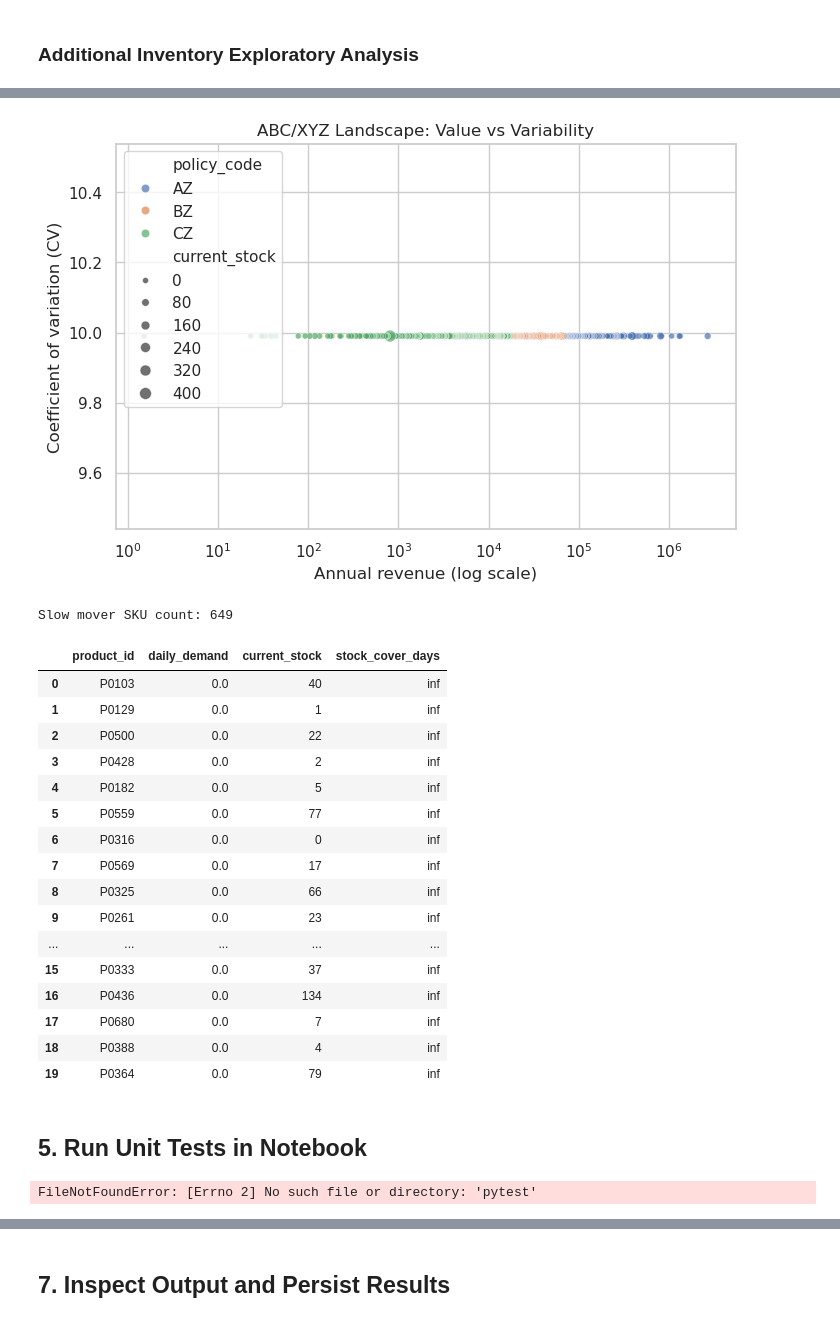
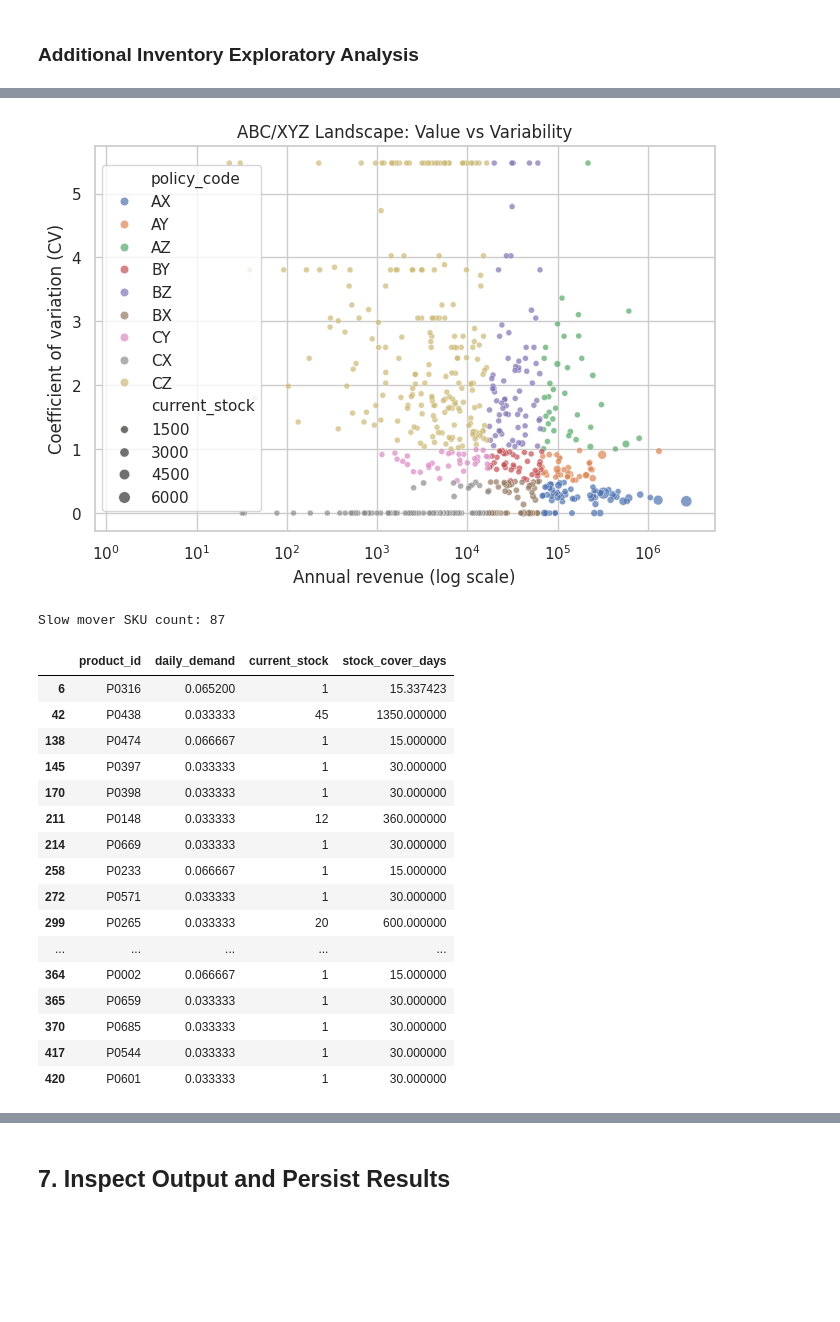
Before and after one commit to Promess02/OptimAIze, a Jupyter notebook: agents/inventory/inventory_abc_xyz_rop_eoq.ipynb, the cells around one changed output, grey strips where cells are left out. Cells and saved outputs as stored; diff of their text form; code cells hidden in the pictures; blank space fills up the shorter version.

Commit message:
inventory

```diff
--- a/agents/inventory/inventory_abc_xyz_rop_eoq.ipynb
+++ b/agents/inventory/inventory_abc_xyz_rop_eoq.ipynb
@@ -35,12 +35,13 @@ numpy 2.4.3
 # %%
 @dataclass
 class InventoryConfig:
-    db_path: str = '/home/mikolaj/OptimAIze/ecommerce.db'
+    db_path: str = os.getenv('DB_PATH', '/home/miko/magister/ecommerce.db')
     output_dir: str = 'artifacts/inventory_analysis'
     planning_horizon_days: int = 30
     lead_time_days: int = 7
     service_level: float = 0.95
     service_z: float = 1.645  # Approx z-score for 95% cycle service level
+    demand_anchor_mode: str = 'last_nonzero'  # 'latest' or 'last_nonzero'
 
     # ABC class-based EOQ assumptions
     order_cost_by_abc: Dict[str, float] = None
@@ -48,8 +49,7 @@ class InventoryConfig:
 
     def __post_init__(self):
         if self.order_cost_by_abc is None:
-            self.order_cost_by_abc = {'A': 70.0, 'B': 50.0
-            , 'C': 35.0}
+            self.order_cost_by_abc = {'A': 70.0, 'B': 50.0, 'C': 35.0}
         if self.holding_cost_rate_by_abc is None:
             self.holding_cost_rate_by_abc = {'A': 0.30, 'B': 0.24, 'C': 0.18}
 
@@ -300,7 +347,7 @@ Top reorder candidates:
 # %%
 # Revenue Pareto (ABC intuition)
 pareto = (
-    result_df[['product_id', 'annual_revenue']]
+    final_df[['product_id', 'annual_revenue']]
     .sort_values('annual_revenue', ascending=False)
     .reset_index(drop=True)
 )
@@ -312,85 +359,51 @@ ax1.set_title('Revenue Pareto by Product')
 ax1.set_xlabel('Products sorted by annual revenue')
 ax1.set_ylabel('Annual revenue')
 
 ax2 = ax1.twinx()
 ax2.plot(pareto.index, pareto['cum_share'], color='#e76f51', linewidth=2)
 ax2.axhline(0.80, linestyle='--', color='gray', linewidth=1)
 ax2.axhline(0.95, linestyle='--', color='gray', linewidth=1)
 ax2.set_ylabel('Cumulative share')
 plt.show()
 
 # ABC/XYZ scatter
 plt.figure(figsize=(8, 5))
 sns.scatterplot(
-    data=result_df,
+    data=final_df,
     x='annual_revenue',
     y='cv',
     hue='policy_code',
     size='current_stock',
     alpha=0.7
 )
 plt.xscale('log')
 plt.title('ABC/XYZ Landscape: Value vs Variability')
 plt.xlabel('Annual revenue (log scale)')
 plt.ylabel('Coefficient of variation (CV)')
 plt.show()
 
 # Dead stock / slow movers
-slow_movers = result_df[result_df['daily_demand'] <= result_df['daily_demand'].median() / 10.0]
+slow_movers = final_df[final_df['daily_demand'] <= final_df['daily_demand'].median() / 10.0]
 print('Slow mover SKU count:', len(slow_movers))
 display(slow_movers[['product_id', 'daily_demand', 'current_stock', 'stock_cover_days']].head(20))
 # %% [output]
 [figure]
-[figure, old version]
+[figure, new version]
-Slow mover SKU count: 649
+Slow mover SKU count: 87
 |  | product_id | daily_demand | current_stock | stock_cover_days |
-| 0 | P0103 | 0.0 | 40 | inf |
-| 1 | P0129 | 0.0 | 1 | inf |
-| 2 | P0500 | 0.0 | 22 | inf |
-| 3 | P0428 | 0.0 | 2 | inf |
-| 4 | P0182 | 0.0 | 5 | inf |
-| 5 | P0559 | 0.0 | 77 | inf |
-| 6 | P0316 | 0.0 | 0 | inf |
-| 7 | P0569 | 0.0 | 17 | inf |
-| 8 | P0325 | 0.0 | 66 | inf |
-| 9 | P0261 | 0.0 | 23 | inf |
+| 6 | P0316 | 0.065200 | 1 | 15.337423 |
+| 42 | P0438 | 0.033333 | 45 | 1350.000000 |
+| 138 | P0474 | 0.066667 | 1 | 15.000000 |
+| 145 | P0397 | 0.033333 | 1 | 30.000000 |
+| 170 | P0398 | 0.033333 | 1 | 30.000000 |
+| 211 | P0148 | 0.033333 | 12 | 360.000000 |
+| 214 | P0669 | 0.033333 | 1 | 30.000000 |
+| 258 | P0233 | 0.066667 | 1 | 15.000000 |
+| 272 | P0571 | 0.033333 | 1 | 30.000000 |
+| 299 | P0265 | 0.033333 | 20 | 600.000000 |
 | ... | ... | ... | ... | ... |
-| 15 | P0333 | 0.0 | 37 | inf |
-| 16 | P0436 | 0.0 | 134 | inf |
-| 17 | P0680 | 0.0 | 7 | inf |
-| 18 | P0388 | 0.0 | 4 | inf |
-| 19 | P0364 | 0.0 | 79 | inf |
+| 364 | P0002 | 0.066667 | 1 | 15.000000 |
+| 365 | P0659 | 0.033333 | 1 | 30.000000 |
+| 370 | P0685 | 0.033333 | 1 | 30.000000 |
+| 417 | P0544 | 0.033333 | 1 | 30.000000 |
+| 420 | P0601 | 0.033333 | 1 | 30.000000 |
-# %% [markdown]
-## 5. Run Unit Tests in Notebook
-# %%
-import textwrap
-import subprocess
-
-test_code = textwrap.dedent('''
-import numpy as np
-import pandas as pd
-
-def test_abc_split_has_valid_labels():
-    df = pd.DataFrame({'product_id':['a','b','c'], 'annual_revenue':[100,50,10], 'demand_mean_daily':[1,1,1], 'demand_std_daily':[0.1,0.2,0.3], 'cv':[0.1,0.2,0.3]})
-    out = classify_abc(df)
-    assert set(out['abc_class']).issubset({'A','B','C'})
-
-def test_xyz_split_has_valid_labels():
-    df = pd.DataFrame({'abc_class':['A','B','C'], 'cv':[0.3,0.8,1.4]})
-    out = classify_xyz(df)
-    assert list(out['xyz_class']) == ['X','Y','Z']
-
-def test_reorder_qty_non_negative():
-    local = result_df.copy()
-    assert (local['reorder_qty'] >= 0).all()
-''')
-
-test_file = Path(cfg.output_dir) / 'test_inventory_notebook.py'
-test_file.write_text(test_code)
-
-cmd = ['pytest', '-q', str(test_file)]
-proc = subprocess.run(cmd, capture_output=True, text=True)
-print(proc.stdout if proc.stdout else proc.stderr)
-print('exit code:', proc.returncode)
-# %% [output]
-FileNotFoundError: [Errno 2] No such file or directory: 'pytest'
```
Also changed, not shown: parts of 11 cells of this notebook, 6 other files.
